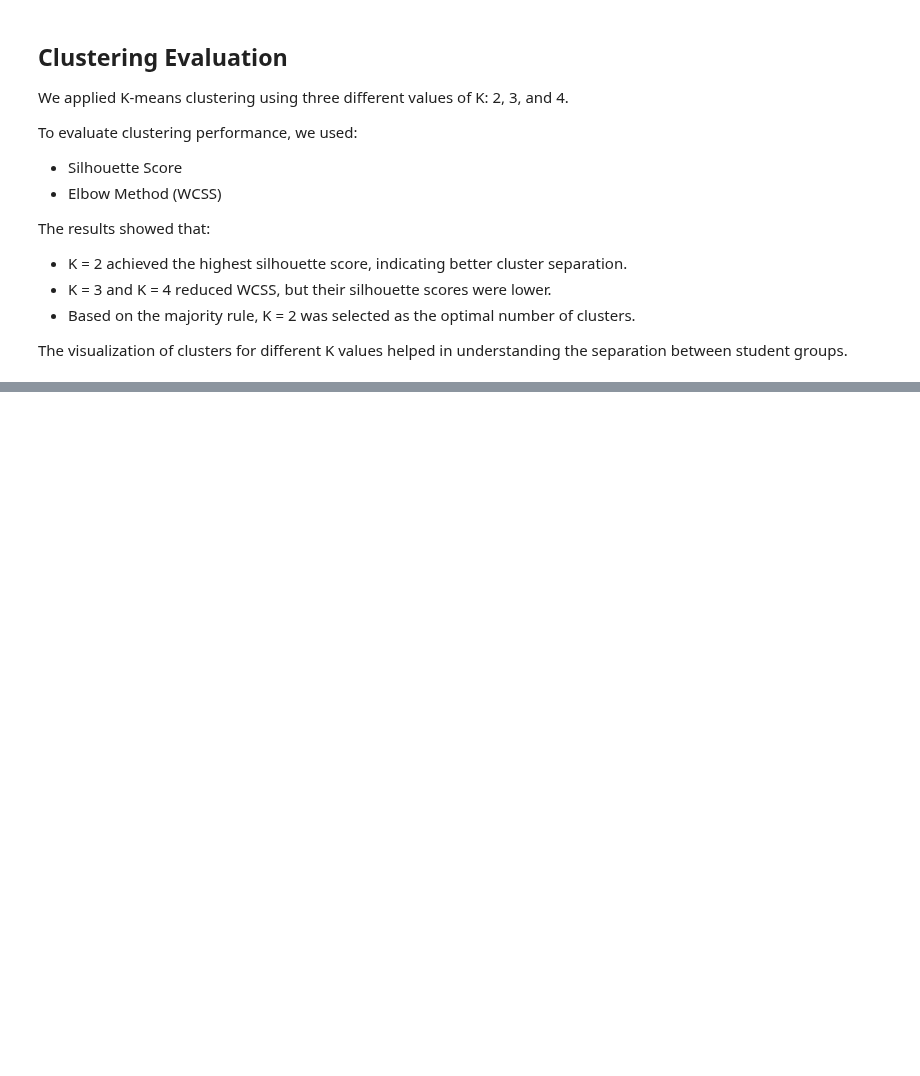
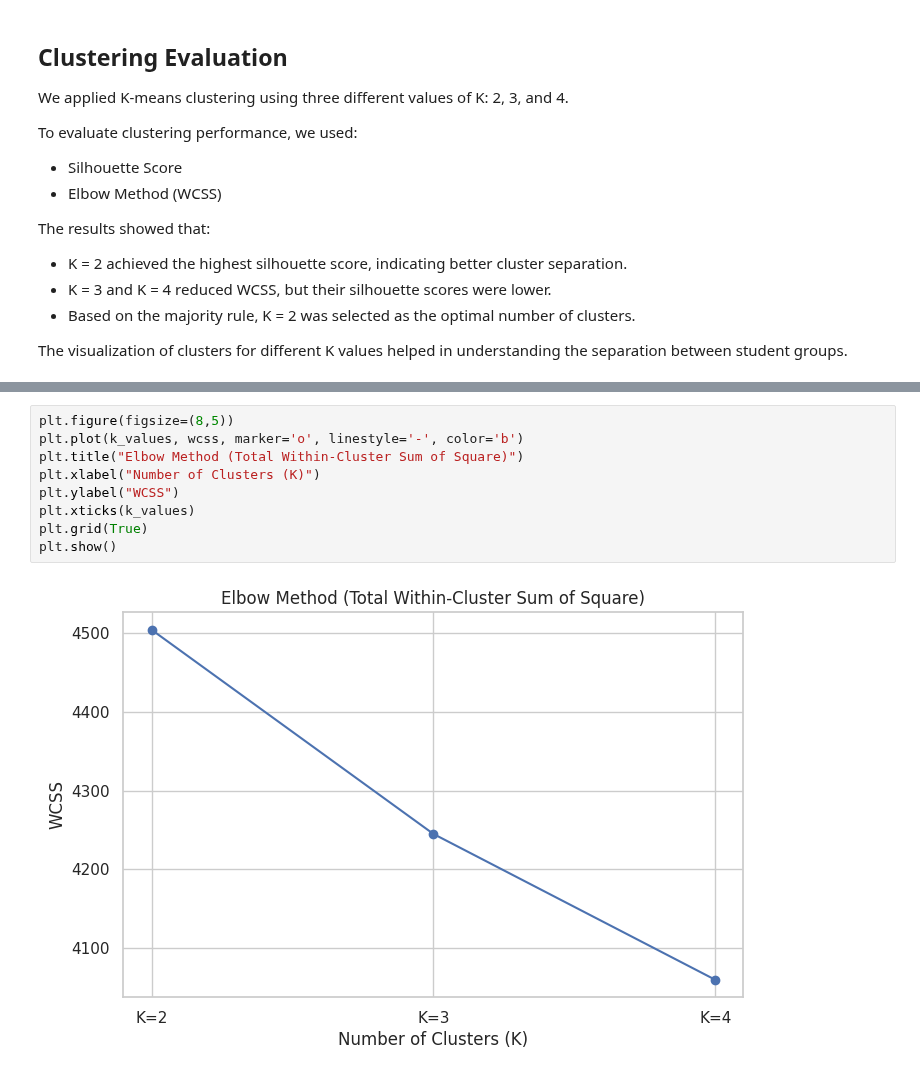
Before and after one commit to joodali25/IT326-DataMining-Project, a Jupyter notebook: Reports/Phase3.ipynb, the cells around one changed output, grey strips where cells are left out. Drawn from its saved outputs; the diff is of its cells as text; blank space fills up the shorter version.

```diff
--- a/Reports/Phase3.ipynb
+++ b/Reports/Phase3.ipynb
@@ -282,0 +328,11 @@ The visualization of clusters for different K values helped in understanding the
+# %%
+plt.figure(figsize=(8,5))
+plt.plot(k_values, wcss, marker='o', linestyle='-', color='b')
+plt.title("Elbow Method (Total Within-Cluster Sum of Square)")
+plt.xlabel("Number of Clusters (K)")
+plt.ylabel("WCSS")
+plt.xticks(k_values)
+plt.grid(True)
+plt.show()
+# %% [output]
+[figure, added]
```
Also changed, not shown: parts of 18 cells of this notebook.
